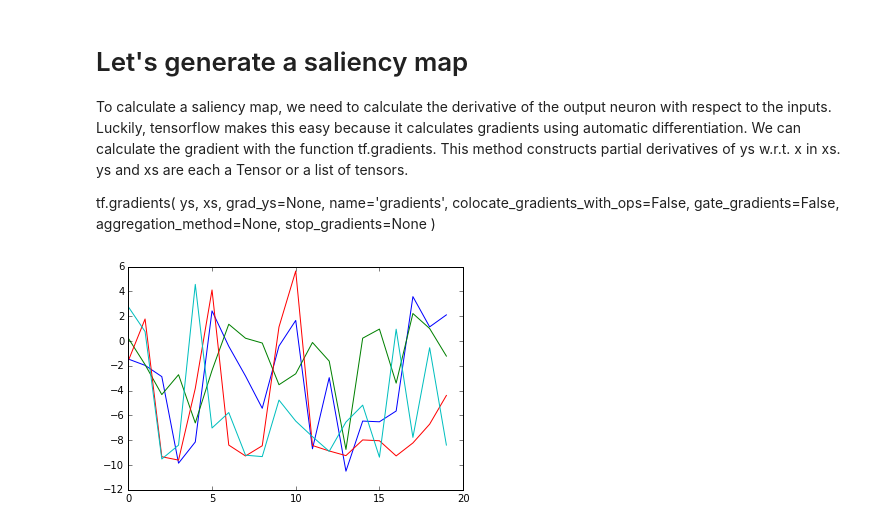
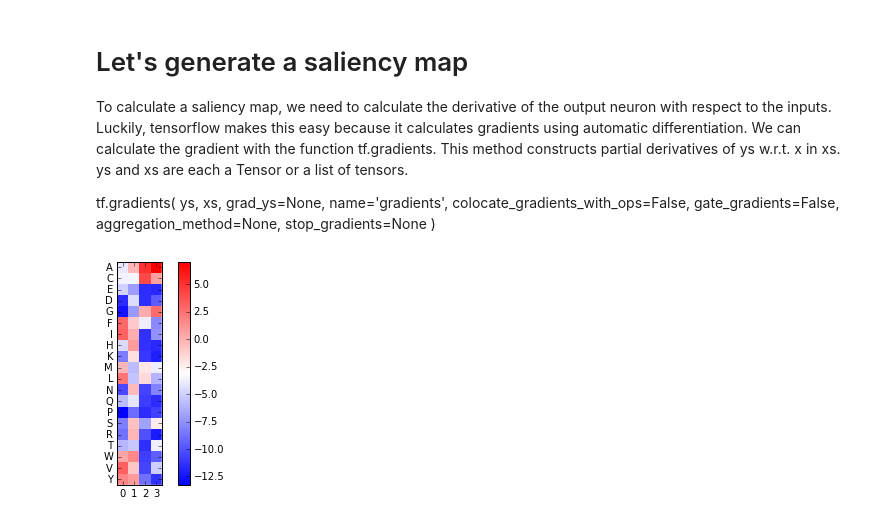
Before and after one commit to p-koo/tensorflow_tutorial_genomics, a Jupyter notebook: tutorials_tensorflow/Notebook_Tensorflow_MLP_epistasis.ipynb, the cells around one changed output. Cells and saved outputs as stored; diff of their text form; code cells hidden in the pictures.

```diff
--- a/tutorials_tensorflow/Notebook_Tensorflow_MLP_epistasis.ipynb
+++ b/tutorials_tensorflow/Notebook_Tensorflow_MLP_epistasis.ipynb
@@ -132,10 +133,10 @@ The graph's three primary ops -- two tf.nn.relu ops wrapping tf.matmul for the h
   Now, we are going to be instantiating tensorflow variables.  To do so, we need to initialize them.  A standard initialization used for neural networks is He-inits and Glorot-inits.  Here, we will use he inits.  Let's define a function for He-inits for the parameters and constant-inits for the bias terms.
 # %%
 # functions for initializations also known as inits
-def he_init(shape, fan_in):
+def he_init(shape):
     """He inits are designed for neural networks that employ ReLU activations."""
     # fan_in is the number of neurons going into the layer
-    stddev = np.sqrt(2.6/fan_in)
+    stddev = np.sqrt(2.6/shape[0])
     return tf.truncated_normal(shape=shape, mean=0.0, stddev=stddev, dtype=tf.float32)
 
 def const_init(shape, value=0.0):
@@ -162,7 +163,7 @@ The training argument takes a boolean specifying whether or not the model is cur
 # build a fully-connected layer (also known as a dense layer)
 num_units = 256
 num_incoming = 4*num_alphabet
-W1 = tf.Variable(he_init(shape=[num_incoming, num_units], fan_in=num_incoming), name='W1')
+W1 = tf.Variable(he_init(shape=[num_incoming, num_units]), name='W1')
 b1 = tf.Variable(const_init(shape=[num_units], value=0.01), name='b1')
 dense_1 = tf.matmul(input_layer, W1)
 
@@ -187,7 +188,7 @@ dense_1_dropout = tf.nn.dropout(dense_1_active, keep_prob=keep_prob)
 The output layer is a linear regression model.
 # %%
 # create variable for weights and biases
-W2 = tf.Variable(he_init(shape=[num_units, 1], fan_in=num_units), name='W2')
+W2 = tf.Variable(he_init(shape=[num_units, 1]), name='W2')
 b2 = tf.Variable(const_init(shape=[1], value=0.01), name='b2')
 
 # build a fully-connected layer (also known as a dense layer)
@@ -220,7 +221,7 @@ for param in trainable_vars:
     all_params = tf.concat([all_params, tf.reshape(param, [-1,])], axis=0)
 
 # calculate L2 regularization
-l2_strength = 1e-6
+l2_strength = 1e-5
 loss_function += tf.reduce_sum(tf.square(all_params))*l2_strength
 
 # setup optimizer
@@ -416,18 +419,24 @@ tf.gradients(
 # %%
 # let's get the highest predicted sequence
 max_index = np.argsort(test_predict[:,0])[::-1]
 
 # get sequence
-index = 1
+index = 2
 X = np.expand_dims(X_test[max_index[index]], axis=0)
 
 # calculate the gradients to the inputs
 grad_to_inputs = tf.gradients(predictions, inputs)
 
 # run the session to calculate the saliency map for a given sequence X
 backprop_saliency = sess.run(grad_to_inputs, feed_dict={inputs: X,
                                                         keep_prob: 1.0})
 
-plt.plot(np.squeeze(backprop_saliency[0]));
+
+# plot a heat map of the saliency values (each row is a different amino acid from the one-hot definition)
+plt.figure()
+plt.imshow(backprop_saliency[0][0], interpolation='None', cmap='bwr')
+plt.colorbar()
+plt.yticks(range(20), alphabet)
+plt.xticks(range(4));
 # %% [output]
-[figure, old version]
+[figure, new version]
```
Also changed, not shown: parts of 18 cells of this notebook, 20 other files.
